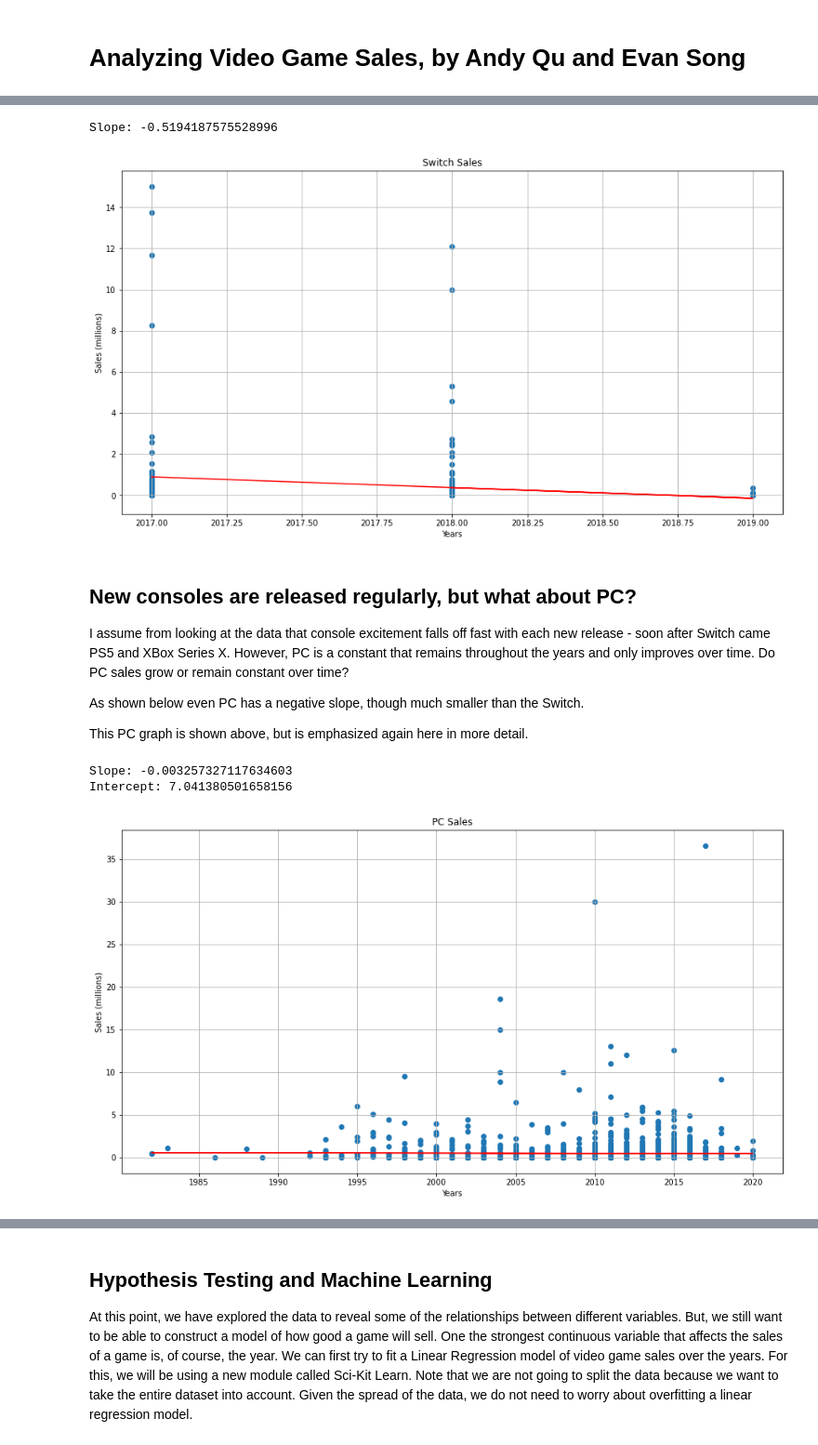
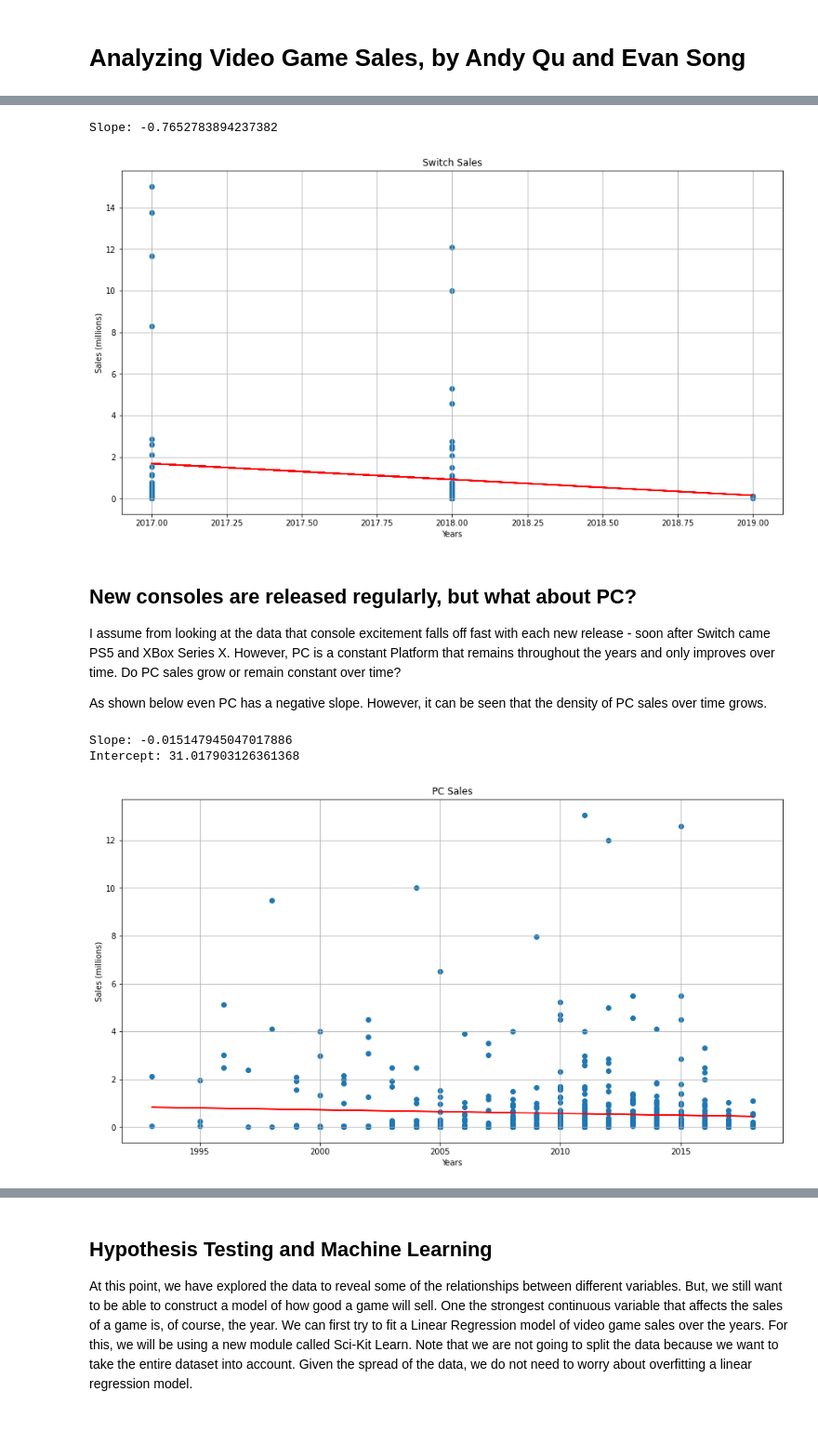
Before and after one commit to toastymcvoid/toastymcvoid.github.io, a Jupyter notebook: Final Project.ipynb, the cells around one changed output, grey strips where cells are left out. Shown at 93% size. Drawn from its saved outputs; the diff is of its cells as text; code cells hidden in the pictures.

Commit message:
even more prose, organized for better flow

```diff
--- a/Final Project.ipynb
+++ b/Final Project.ipynb
@@ -89,13 +90,10 @@ The dataset stores each games total sales information in two columns, Total_Ship
 New column:
 - Total_Sales - Stores the total sales of "Total_Shipped" and "Global_Sales" in one column.
 # %%
-# Because sales are either listed under "Total_Shipped" or "Global_Sales",
-# Total_Sales will keep the total value in one column. Records by Millions.
-# Then removes games with no sales data whatsoever.
 df['Total_Sales'] = df.Total_Shipped.fillna(0) + df.Global_Sales.fillna(0)
 df = df[df.Total_Sales != 0]
 df = df.drop(['Total_Shipped','Global_Sales',], axis=1)
-df = df.sort_values(by=['Total_Sales'])
+df = df.sort_values(by=['Total_Sales'], ascending=False)
 
 df.head()
 # %% [output]
@@ -107,0 +115,3 @@ df.head()
+# %%
+df = df.dropna(subset=['Year','ESRB_Rating','Country','Total_Sales'])
+df.head()
@@ -322,0 +465,4 @@ As shown, even a newer console like the switch has sales that fall off after the
+# %%
+switch_pc_df = df.copy()
+switch_pc_df = switch_pc_df[switch_pc_df['Year'] != 1970]
+switch_pc_df.head()
@@ -323,7 +476,7 @@ As shown, even a newer console like the switch has sales that fall off after the
 # %%
 plt.figure(figsize=(15,8))
-x = year_plat_df[year_plat_df['Platform'] == 'NS']['Year']
-y = year_plat_df[year_plat_df['Platform'] == 'NS']['Total_Sales'].to_numpy()
+x = switch_pc_df[switch_pc_df['Platform'] == 'NS']['Year']
+y = switch_pc_df[switch_pc_df['Platform'] == 'NS']['Total_Sales'].to_numpy()
 plt.scatter(x, y)
 plt.title('Switch Sales')
 plt.xlabel('Years')
@@ -336,33 +489,31 @@ if (m>0):
 plt.plot(x, m*x + b, color=c)
 print("Slope:",m)
 # %% [output]
-Slope: -0.5194187575528996
+Slope: -0.7652783894237382
-[figure, old version]
+[figure, new version]
 # %% [markdown]
 ## New consoles are released regularly, but what about PC?
-I assume from looking at the data that console excitement falls off fast with each new release - soon after Switch came PS5 and XBox Series X. However, PC is a constant that remains throughout the years and only improves over time. Do PC sales grow or remain constant over time?
+I assume from looking at the data that console excitement falls off fast with each new release - soon after Switch came PS5 and XBox Series X. However, PC is a constant Platform that remains throughout the years and only improves over time. Do PC sales grow or remain constant over time?
 
-As shown below even PC has a negative slope, though much smaller than the Switch.
-
-This PC graph is shown above, but is emphasized again here in more detail.
+As shown below even PC has a negative slope. However, it can be seen that the density of PC sales over time grows.
 # %%
 plt.figure(figsize=(15,8))
-x = year_plat_df[year_plat_df['Platform'] == 'PC']['Year']
-y = year_plat_df[year_plat_df['Platform'] == 'PC']['Total_Sales'].to_numpy()
+x = switch_pc_df[switch_pc_df['Platform'] == 'PC']['Year']
+y = switch_pc_df[switch_pc_df['Platform'] == 'PC']['Total_Sales'].to_numpy()
 plt.scatter(x, y)
 plt.title('PC Sales')
 plt.xlabel('Years')
 plt.ylabel('Sales (millions)')
 plt.grid()
 m, b = np.polyfit(x, y, 1)
 c = "r"
 if (m>0):
     c = "g"
 
 plt.plot(x, m*x + b, color=c)
 print("Slope:", m)
 print("Intercept:", b)
 # %% [output]
-Slope: -0.003257327117634603
-Intercept: 7.041380501658156
+Slope: -0.015147945047017886
+Intercept: 31.017903126361368
-[figure, old version]
+[figure, new version]
```
Also changed, not shown: parts of 59 cells of this notebook.
